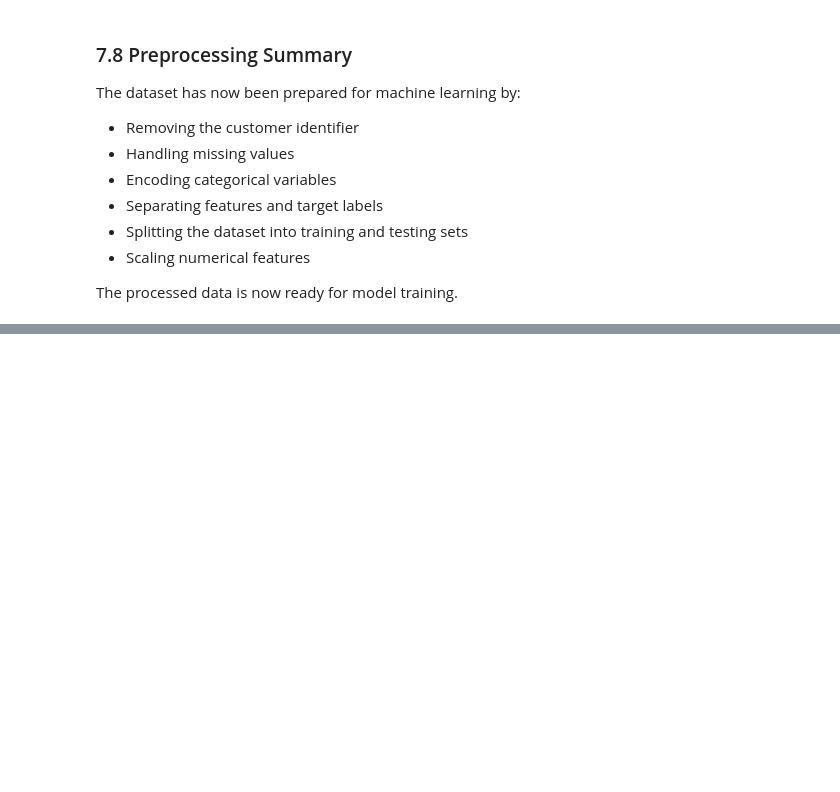
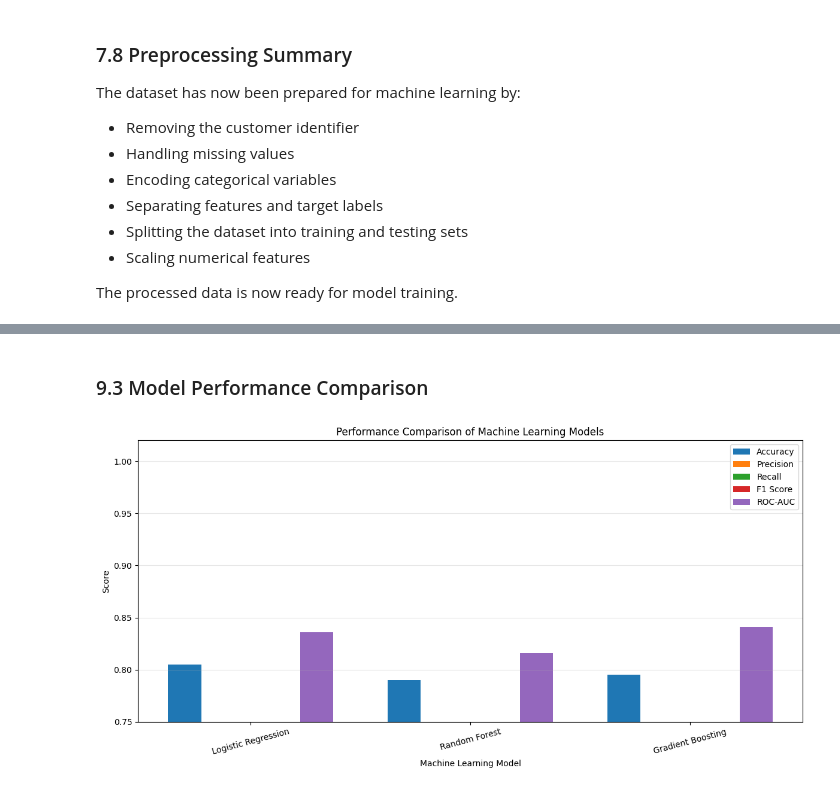
Before and after one commit to sabithamanoj/customer-churn-ml-deployment, a Jupyter notebook: Notebooks/customer_churn_pipeline.ipynb, the cells around one changed output, grey strips where cells are left out. Saved outputs shown, nothing was run; the diff lists cells and outputs as text; code cells hidden in the pictures; blank space fills up the shorter version.

```diff
--- a/Notebooks/customer_churn_pipeline.ipynb
+++ b/Notebooks/customer_churn_pipeline.ipynb
@@ -688,0 +777,12 @@ The processed data is now ready for model training.
+# %%
+def evaluate_model(model_name, y_true, y_pred, y_prob):
+    """Calculate evaluation metrics for a classification model."""
+
+    return {
+        "Model": model_name,
+        "Accuracy": accuracy_score(y_true, y_pred),
+        "Precision": precision_score(y_true, y_pred),
+        "Recall": recall_score(y_true, y_pred),
+        "F1 Score": f1_score(y_true, y_pred),
+        "ROC-AUC": roc_auc_score(y_true, y_prob)
+    }
@@ -688,0 +874,4 @@ The processed data is now ready for model training.
+# %%
+results = results.round(3)
+
+results
@@ -688,0 +904,53 @@ The processed data is now ready for model training.
+# %% [markdown]
+### 9.3 Model Performance Comparison
+# %%
+fig = plt.figure(figsize=(12,6))
+
+metrics = [
+    "Accuracy",
+    "Precision",
+    "Recall",
+    "F1 Score",
+    "ROC-AUC"
+]
+
+x = np.arange(len(results["Model"]))
+width = 0.15
+
+for i, metric in enumerate(metrics):
+
+    plt.bar(
+        x + i*width,
+        results[metric],
+        width,
+        label=metric
+    )
+
+plt.xticks(
+    x + width*2,
+    results["Model"],
+    rotation=15
+)
+
+plt.ylabel("Score")
+plt.xlabel("Machine Learning Model")
+
+plt.ylim(0.75,1.02)
+
+plt.title("Performance Comparison of Machine Learning Models")
+
+plt.legend()
+
+plt.grid(axis="y", alpha=0.3)
+
+plt.tight_layout()
+
+fig.savefig(
+    "model_comparison_metrics.png",
+    dpi=300,
+    bbox_inches="tight"
+)
+
+plt.show()
+# %% [output]
+[figure, added]
```
Also changed, not shown: parts of 26 cells of this notebook.
